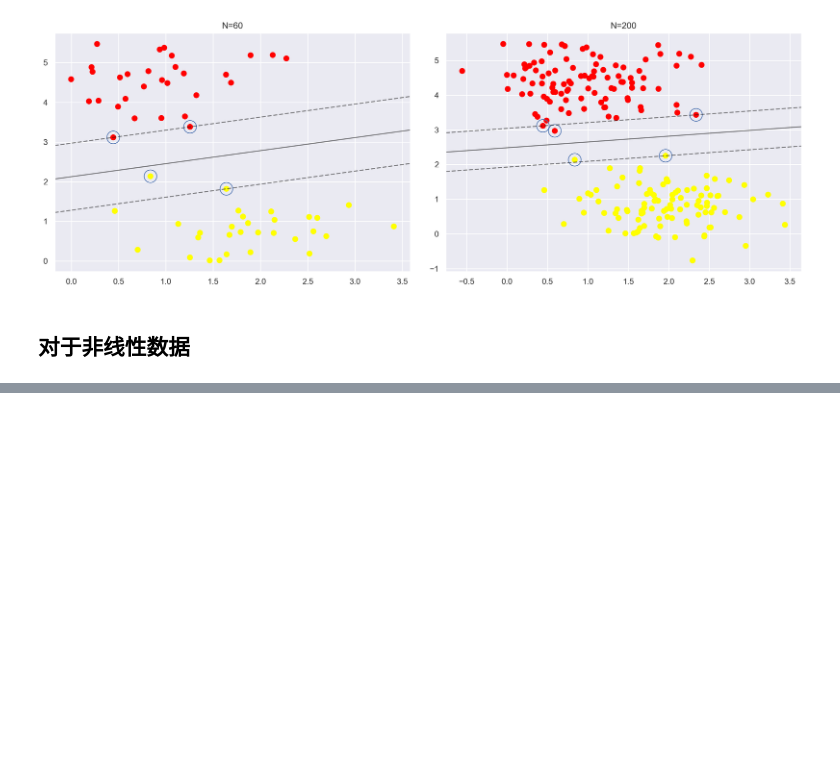
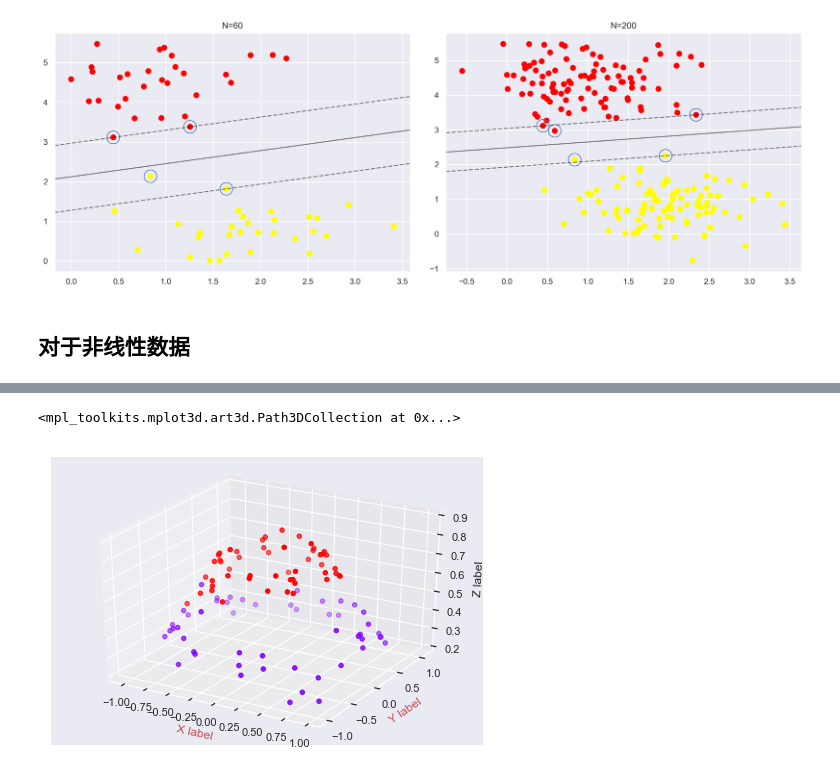
Before and after one commit to Parker-Lyu/ML_BY_Andrew, a Jupyter notebook: 支持向量机代码.ipynb, the cells around one changed output, grey strips where cells are left out. Drawn from its saved outputs; the diff is of its cells as text; code cells hidden in the pictures; blank space fills up the shorter version.

```diff
--- a/支持向量机代码.ipynb
+++ b/支持向量机代码.ipynb
@@ -169,3 +169,17 @@ plot_3D(elev=45, azim=45, X=X, y=y)
+# %%
+# 另一种画图方法
+from mpl_toolkits.mplot3d import Axes3D
+fig = plt.figure(1)
+ax = Axes3D(fig)
+ax.set_xlabel('X label',color='r') #设置x坐标
+ax.set_ylabel('Y label',color='r')
+ax.set_zlabel('Z label')
+
+r = np.exp(-(X ** 2).sum(1))
+ax.scatter3D(X[:,0],X[:,1], r,c=y,cmap=plt.get_cmap('rainbow'))#生成一个曲面
+# %% [output]
+<mpl_toolkits.mplot3d.art3d.Path3DCollection at 0x...>
+[figure, added]
 # %%
 clf = SVC(kernel='rbf',C=100)
 clf.fit(X, y)
```
Also changed, not shown: parts of 3 cells of this notebook, 2 other files.
